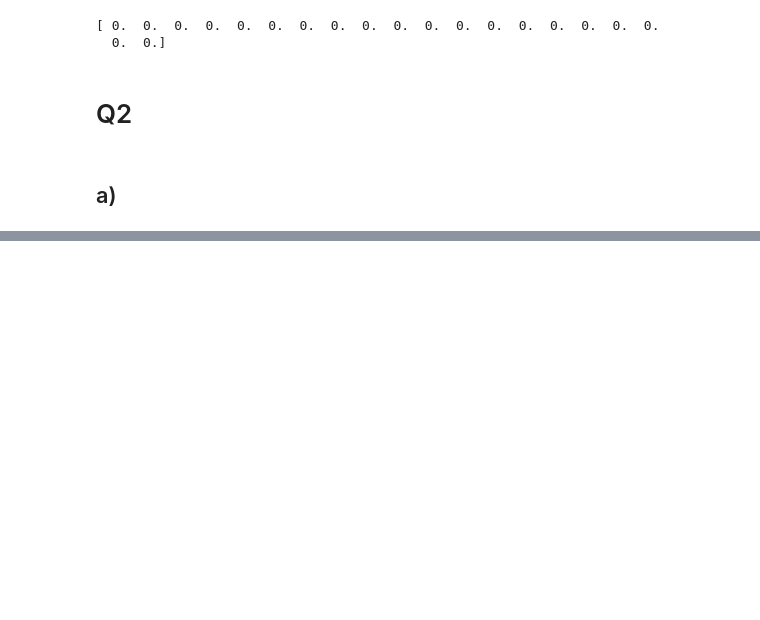
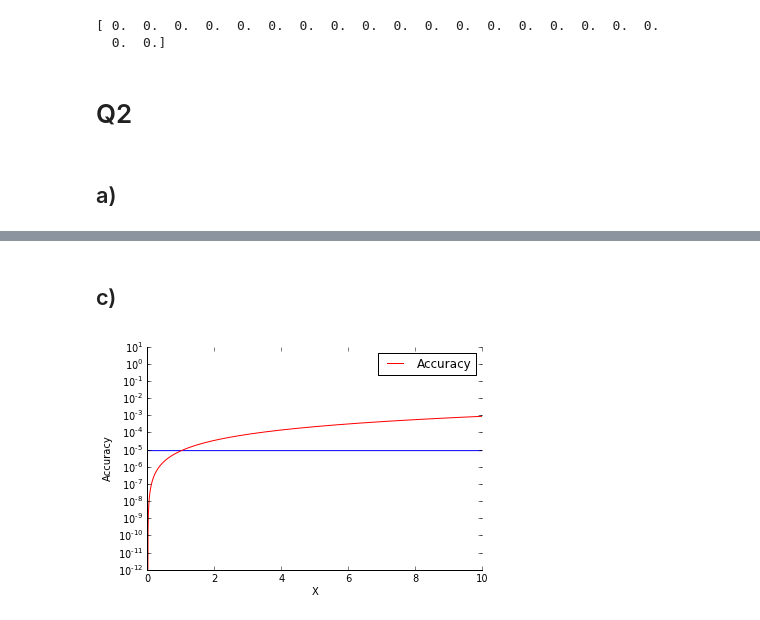
Before and after one commit to jeziegle/PHYS202-S13, a Jupyter notebook: Week4/InterpAndDiffEx3.ipynb, the cells around one changed output, grey strips where cells are left out. Saved outputs shown, nothing was run; the diff lists cells and outputs as text; code cells hidden in the pictures; blank space fills up the shorter version.

```diff
--- a/Week4/InterpAndDiffEx3.ipynb
+++ b/Week4/InterpAndDiffEx3.ipynb
@@ -48,0 +118,19 @@ print Temp(3.0)
+# %% [markdown]
+c)
+-
+# %%
+x = arange(0, 10, .001)
+y = x**5
+dydx = finiteDifference(x, y)
+dydxReal = 5*x**4
+plot(x, zeros(x.shape)+10**-5)
+semilogy(x,abs(dydx-dydxReal), label = "Accuracy", color = 'red')
+ax = gca()
+ax.spines['right'].set_color('none')
+ax.spines['top'].set_color('none')
+xlabel("X")
+ylabel("Accuracy")
+legend(loc = 'upper right')
+show()
+# %% [output]
+[figure, added]
```
Also changed, not shown: parts of 20 cells of this notebook.
